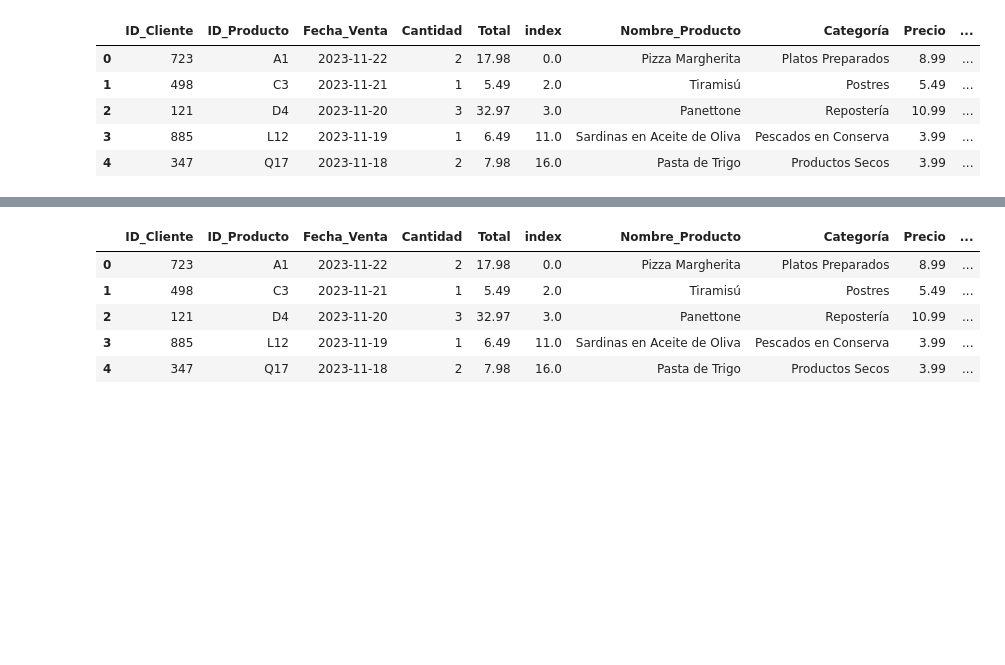
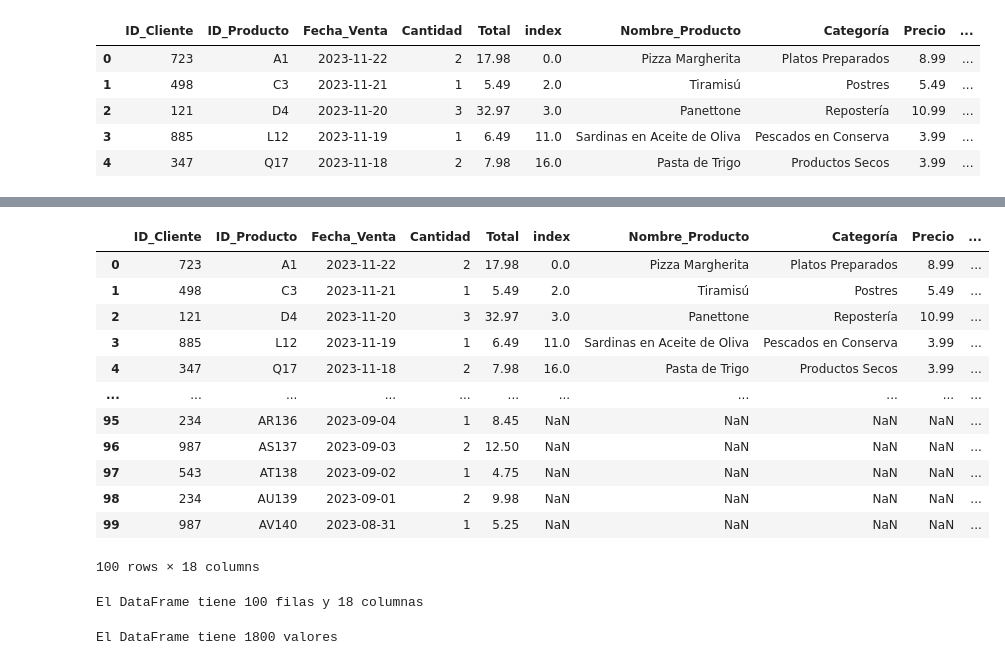
Before and after one commit to Aniitaa7/pairprogramming-mod-3-ANA_YOLANDA, a Jupyter notebook: 5-ETL-I-pairprogramming-mod-3-ANA_YOLANDA.ipynb, the cells around one changed output, grey strips where cells are left out. Saved outputs shown, nothing was run; the diff lists cells and outputs as text; code cells hidden in the pictures; blank space fills up the shorter version.

```diff
--- a/5-ETL-I-pairprogramming-mod-3-ANA_YOLANDA.ipynb
+++ b/5-ETL-I-pairprogramming-mod-3-ANA_YOLANDA.ipynb
@@ -100,2 +139,0 @@ df_ventas.head()
-# %%
-df_ventas = df_ventas.reset_index()
@@ -139,6 +202,3 @@ Data columns (total 5 columns):
  4   Descripción      33 non-null     object
 dtypes: float64(1), object(4)
 memory usage: 1.5+ KB
-# %%
-df_productos = df_productos.reset_index()
-print(df_productos)
@@ -181,6 +223,3 @@ df_ventas_productos.head()
 | 2 | 121 | D4 | 2023-11-20 | 3 | 32.97 | 3.0 | Panettone | Repostería | 10.99 | ... |
 | 3 | 885 | L12 | 2023-11-19 | 1 | 6.49 | 11.0 | Sardinas en Aceite de Oliva | Pescados en Conserva | 3.99 | ... |
 | 4 | 347 | Q17 | 2023-11-18 | 2 | 7.98 | 16.0 | Pasta de Trigo | Productos Secos | 3.99 | ... |
-# %%
-df_clientes = df_clientes.reset_index()
-df_clientes.head()
@@ -194,3 +225,0 @@ df_clientes.head()
-# %%
-df_clientes.rename(columns={'id': 'ID_Cliente'}, inplace=True)
-df_clientes.head()
@@ -204,11 +226,29 @@ df_clientes.head()
 # %%
 df_total = pd.merge(df_ventas_productos, df_clientes, on='ID_Cliente', how='left')
 
-df_total.head()
+df_total
 # %% [output]
 |  | ID_Cliente | ID_Producto | Fecha_Venta | Cantidad | Total | index | Nombre_Producto | Categoría | Precio | ... |
 | 0 | 723 | A1 | 2023-11-22 | 2 | 17.98 | 0.0 | Pizza Margherita | Platos Preparados | 8.99 | ... |
 | 1 | 498 | C3 | 2023-11-21 | 1 | 5.49 | 2.0 | Tiramisú | Postres | 5.49 | ... |
 | 2 | 121 | D4 | 2023-11-20 | 3 | 32.97 | 3.0 | Panettone | Repostería | 10.99 | ... |
 | 3 | 885 | L12 | 2023-11-19 | 1 | 6.49 | 11.0 | Sardinas en Aceite de Oliva | Pescados en Conserva | 3.99 | ... |
 | 4 | 347 | Q17 | 2023-11-18 | 2 | 7.98 | 16.0 | Pasta de Trigo | Productos Secos | 3.99 | ... |
+| ... | ... | ... | ... | ... | ... | ... | ... | ... | ... | ... |
+| 95 | 234 | AR136 | 2023-09-04 | 1 | 8.45 | NaN | NaN | NaN | NaN | ... |
+| 96 | 987 | AS137 | 2023-09-03 | 2 | 12.50 | NaN | NaN | NaN | NaN | ... |
+| 97 | 543 | AT138 | 2023-09-02 | 1 | 4.75 | NaN | NaN | NaN | NaN | ... |
+| 98 | 234 | AU139 | 2023-09-01 | 2 | 9.98 | NaN | NaN | NaN | NaN | ... |
+| 99 | 987 | AV140 | 2023-08-31 | 1 | 5.25 | NaN | NaN | NaN | NaN | ... |
+100 rows × 18 columns
+# %%
+df_total.shape
+print(f'El DataFrame tiene {df_total.shape[0]} filas y {df_total.shape[1]} columnas')
+# %% [output]
+El DataFrame tiene 100 filas y 18 columnas
+# %%
+# Muestra los valores totales del DataFrame
+df_total.size
+print(f'El DataFrame tiene {df_total.size} valores')
+# %% [output]
+El DataFrame tiene 1800 valores
```
Also changed, not shown: parts of 20 cells of this notebook.
